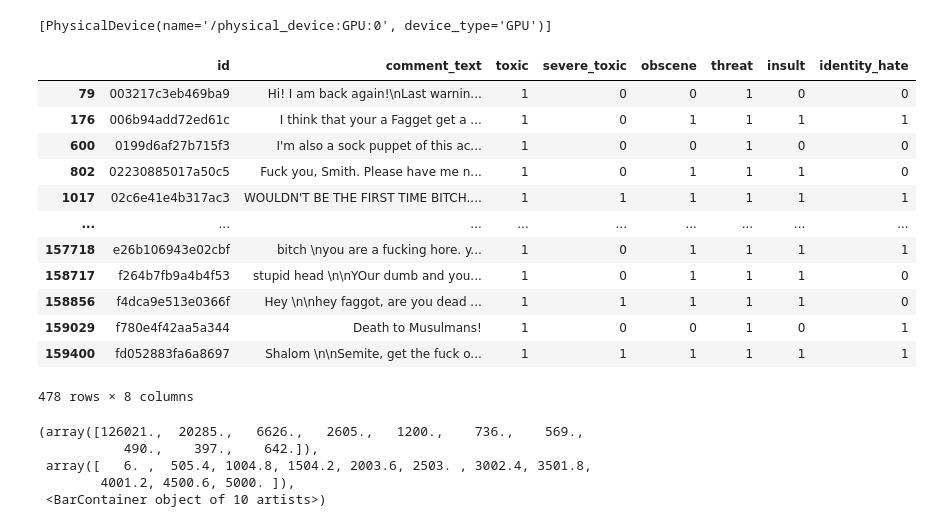
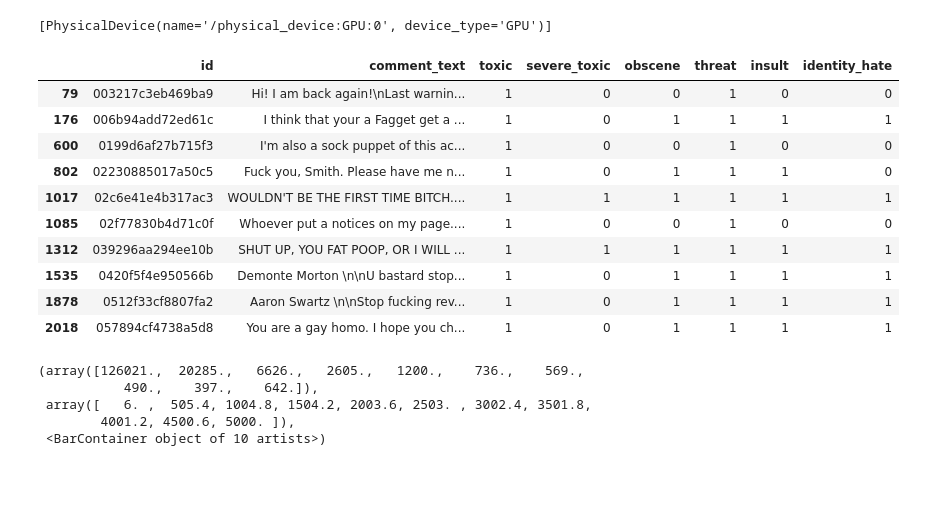
Before and after one commit to nilaydatta1234/Toxicity-Classifier, a Jupyter notebook: Toxicity.ipynb, the cells around one changed output. Drawn from its saved outputs; the diff is of its cells as text; code cells hidden in the pictures; blank space fills up the shorter version.

Commit message:
Removed excessive dataframe output

```diff
--- a/Toxicity.ipynb
+++ b/Toxicity.ipynb
@@ -10,21 +10,19 @@ print(tf.config.list_physical_devices('GPU'))
 # %%
 train_data = pd.read_csv("train.csv")
 # %%
-train_data[train_data["threat"]==1]
+train_data[train_data["threat"]==1][:10]
 # %% [output]
 |  | id | comment_text | toxic | severe_toxic | obscene | threat | insult | identity_hate |
 | 79 | 003217c3eb469ba9 | Hi! I am back again!\nLast warnin... | 1 | 0 | 0 | 1 | 0 | 0 |
 | 176 | 006b94add72ed61c | I think that your a Fagget get a ... | 1 | 0 | 1 | 1 | 1 | 1 |
 | 600 | 0199d6af27b715f3 | I'm also a sock puppet of this ac... | 1 | 0 | 0 | 1 | 0 | 0 |
 | 802 | 02230885017a50c5 | Fuck you, Smith. Please have me n... | 1 | 0 | 1 | 1 | 1 | 0 |
 | 1017 | 02c6e41e4b317ac3 | WOULDN'T BE THE FIRST TIME BITCH.... | 1 | 1 | 1 | 1 | 1 | 1 |
-| ... | ... | ... | ... | ... | ... | ... | ... | ... |
-| 157718 | e26b106943e02cbf | bitch \nyou are a fucking hore. y... | 1 | 0 | 1 | 1 | 1 | 1 |
-| 158717 | f264b7fb9a4b4f53 | stupid head \n\nYOur dumb and you... | 1 | 0 | 1 | 1 | 1 | 0 |
-| 158856 | f4dca9e513e0366f | Hey \n\nhey faggot, are you dead ... | 1 | 1 | 1 | 1 | 1 | 0 |
-| 159029 | f780e4f42aa5a344 | Death to Musulmans! | 1 | 0 | 0 | 1 | 0 | 1 |
-| 159400 | fd052883fa6a8697 | Shalom \n\nSemite, get the fuck o... | 1 | 1 | 1 | 1 | 1 | 1 |
+| 1085 | 02f77830b4d71c0f | Whoever put a notices on my page.... | 1 | 0 | 0 | 1 | 0 | 0 |
+| 1312 | 039296aa294ee10b | SHUT UP, YOU FAT POOP, OR I WILL ... | 1 | 1 | 1 | 1 | 1 | 1 |
+| 1535 | 0420f5f4e950566b | Demonte Morton \n\nU bastard stop... | 1 | 0 | 1 | 1 | 1 | 1 |
+| 1878 | 0512f33cf8807fa2 | Aaron Swartz \n\nStop fucking rev... | 1 | 0 | 1 | 1 | 1 | 1 |
+| 2018 | 057894cf4738a5d8 | You are a gay homo. I hope you ch... | 1 | 0 | 1 | 1 | 1 | 1 |
-478 rows × 8 columns
 # %%
 plt.hist([len(i) for i in train_data["comment_text"]])
 # %% [output]
```
Also changed, not shown: parts of 8 cells of this notebook.
